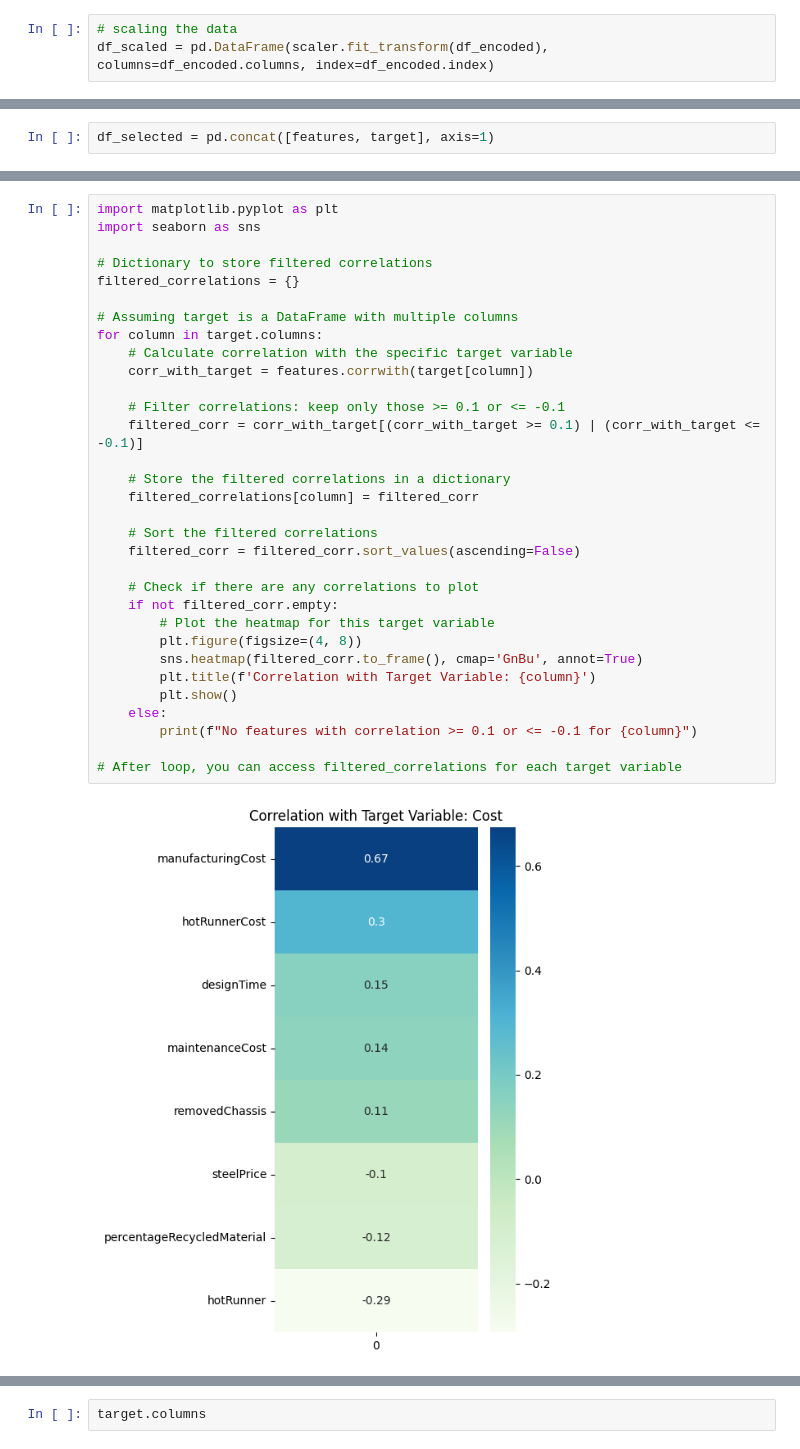
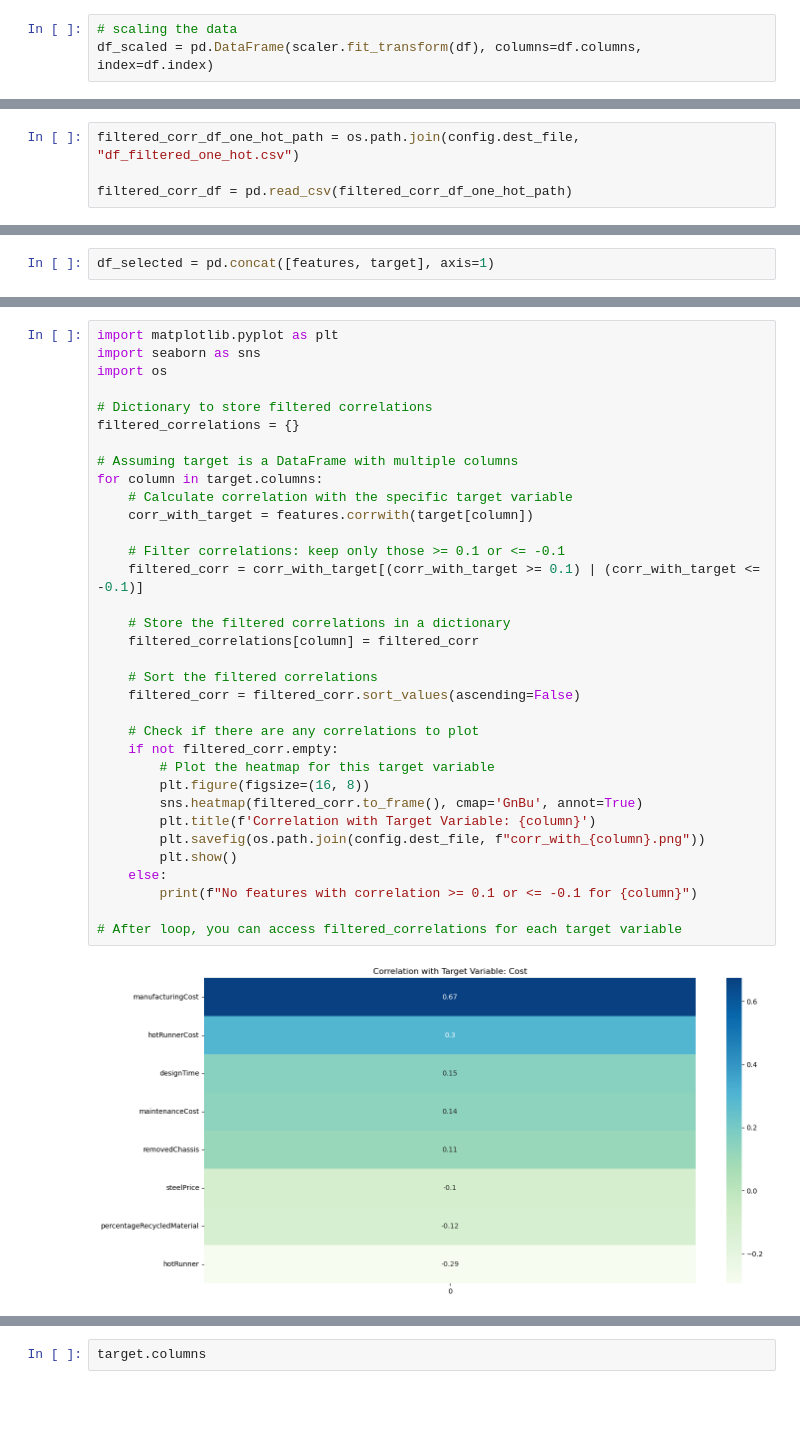
Before and after one commit to saadrza/Parallel_BO_Project, a Jupyter notebook: Dataset for AI/EDA.ipynb, the cells around one changed output, grey strips where cells are left out. Drawn from its saved outputs; the diff is of its cells as text; blank space fills up the shorter version.

```diff
--- a/Dataset for AI/EDA.ipynb
+++ b/Dataset for AI/EDA.ipynb
@@ -118,7 +118,7 @@ scaler = MinMaxScaler()
 scalerStd = StandardScaler()
 # %%
 # scaling the data
-df_scaled = pd.DataFrame(scaler.fit_transform(df_encoded), columns=df_encoded.columns, index=df_encoded.index)
+df_scaled = pd.DataFrame(scaler.fit_transform(df), columns=df.columns, index=df.index)
 # %%
 #df_scaled.to_csv('df_scaled.csv', index=False)
 # %%
@@ -216,3 +216,7 @@ filtered_corr_df= filtered_corr_df_one_hot
+# %%
+filtered_corr_df_one_hot_path = os.path.join(config.dest_file, "df_filtered_one_hot.csv")
+
+filtered_corr_df = pd.read_csv(filtered_corr_df_one_hot_path)
 # %%
 # Remove rows and columns that are all zeros (no significant correlations)
 filtered_corr_df = filtered_corr_df.loc[(filtered_corr_df != 0).any(axis=1), (filtered_corr_df != 0).any(axis=0)]
@@ -427,34 +433,36 @@ df_selected.head()
 # %%
 import matplotlib.pyplot as plt
 import seaborn as sns
+import os
 
 # Dictionary to store filtered correlations
 filtered_correlations = {}
 
 # Assuming target is a DataFrame with multiple columns
 for column in target.columns:
     # Calculate correlation with the specific target variable
     corr_with_target = features.corrwith(target[column])
 
     # Filter correlations: keep only those >= 0.1 or <= -0.1
     filtered_corr = corr_with_target[(corr_with_target >= 0.1) | (corr_with_target <= -0.1)]
 
     # Store the filtered correlations in a dictionary
     filtered_correlations[column] = filtered_corr
 
     # Sort the filtered correlations
     filtered_corr = filtered_corr.sort_values(ascending=False)
 
     # Check if there are any correlations to plot
     if not filtered_corr.empty:
         # Plot the heatmap for this target variable
-        plt.figure(figsize=(4, 8))
+        plt.figure(figsize=(16, 8))
         sns.heatmap(filtered_corr.to_frame(), cmap='GnBu', annot=True)
         plt.title(f'Correlation with Target Variable: {column}')
+        plt.savefig(os.path.join(config.dest_file, f"corr_with_{column}.png"))
         plt.show()
     else:
         print(f"No features with correlation >= 0.1 or <= -0.1 for {column}")
 
 # After loop, you can access filtered_correlations for each target variable
 # %% [output]
-[figure, old version]
+[figure, new version]
```
Also changed, not shown: parts of 118 cells of this notebook, 1 other file.
